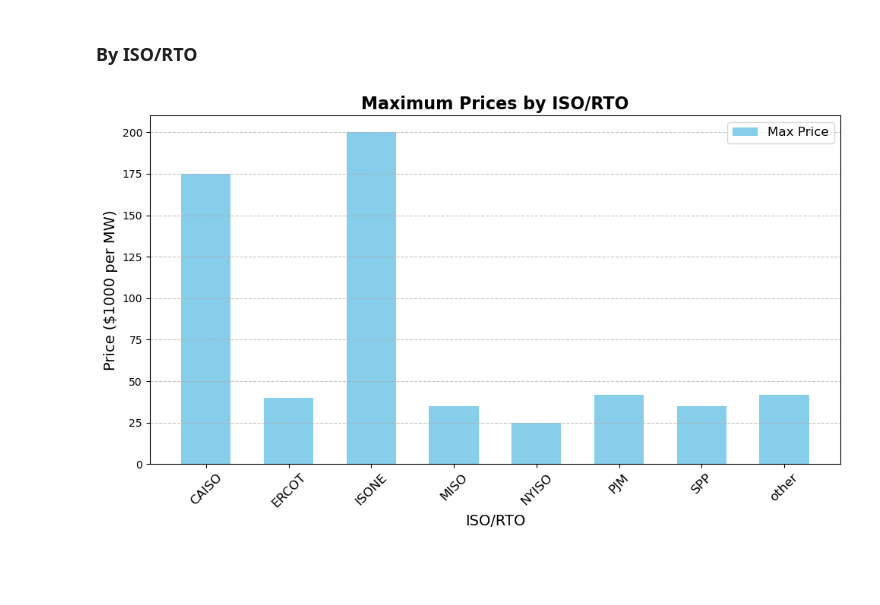
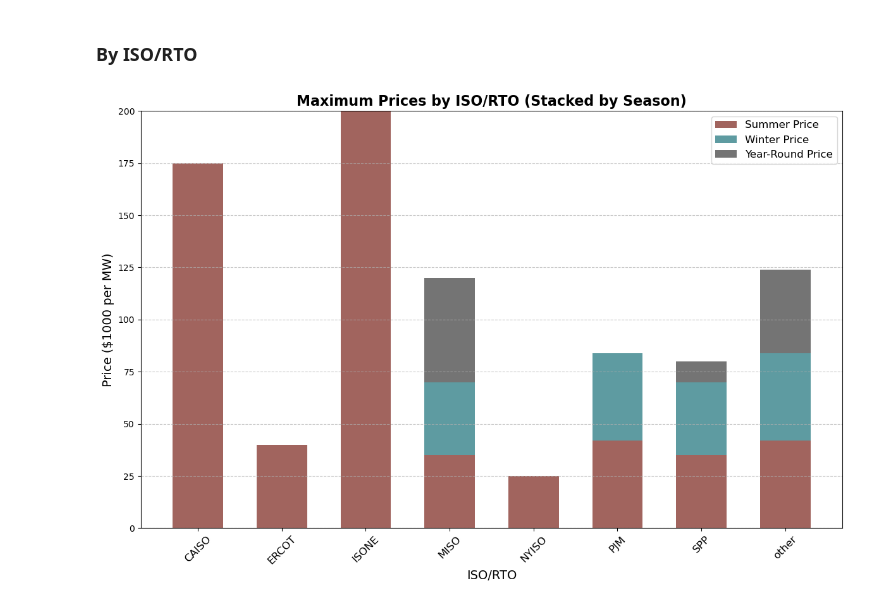
Before and after one commit to we3lab/dr-programs, a Jupyter notebook: analysis/pricing_bar_chart.ipynb, the cells around one changed output. Saved outputs shown, nothing was run; the diff lists cells and outputs as text; code cells hidden in the pictures; blank space fills up the shorter version.

Commit message:
Changed Colors

```diff
--- a/analysis/pricing_bar_chart.ipynb
+++ b/analysis/pricing_bar_chart.ipynb
@@ -64,40 +64,41 @@ result_with_all_states = result
 # %%
 import matplotlib.pyplot as plt
 import numpy as np
 
-# Scale the max_price column to $1000 per MW
-grouped_data['max_price'] = grouped_data['max_price'] / 1000
-
 # Use the result_with_all_states DataFrame from the first cell
 data = result_with_all_states
 
-# Group the data by 'iso/rto' and calculate the maximum price for each group
-grouped_data = data.groupby('iso/rto')[['max_summer_price', 'max_winter_price']].max().reset_index()
-
-# Add a new column for the overall max price (max of summer and winter prices)
-grouped_data['max_price'] = grouped_data[['max_summer_price', 'max_winter_price']].max(axis=1)
+# Group the data by 'iso/rto' and calculate the maximum price for each season
+grouped_data = data.groupby('iso/rto')[['max_summer_price', 'max_winter_price', 'max_penalty']].max().reset_index()
 
 # Set the positions and width for the bars
 x = np.arange(len(grouped_data['iso/rto']))  # the label locations
 width = 0.6  # the width of the bars
 
 # Create the plot
-fig, ax = plt.subplots(figsize=(10, 6))
-bars = ax.bar(x, grouped_data['max_price'], width, color='skyblue', label='Max Price')
+fig, ax = plt.subplots(figsize=(12, 8))
+
+# Define the custom color palette
+my_palette = {'Summer': '#A1645E', 'Winter': '#5E9BA1', 'Year round': '#747474'}
+
+# Plot stacked bars for summer, winter, and year-round prices using the custom palette
+summer_bars = ax.bar(x, grouped_data['max_summer_price'], width, label='Summer Price', color=my_palette['Summer'])
+winter_bars = ax.bar(x, grouped_data['max_winter_price'], width, bottom=grouped_data['max_summer_price'], label='Winter Price', color=my_palette['Winter'])
+year_round_bars = ax.bar(x, grouped_data['max_penalty'], width, bottom=(grouped_data['max_summer_price'] + grouped_data['max_winter_price']), label='Year-Round Price', color=my_palette['Year round'])
 
 # Add labels, title, and custom x-axis tick labels
 ax.set_xlabel('ISO/RTO', fontsize=14)
 ax.set_ylabel('Price ($1000 per MW)', fontsize=14)
-ax.set_title('Maximum Prices by ISO/RTO', fontsize=16, fontweight='bold')
+ax.set_title('Maximum Prices by ISO/RTO (Stacked by Season)', fontsize=16, fontweight='bold')
 ax.set_xticks(x)
 ax.set_xticklabels(grouped_data['iso/rto'], rotation=45, fontsize=12)
 ax.legend(fontsize=12)
 
 # Add gridlines for better readability
 ax.grid(axis='y', linestyle='--', alpha=0.7)
 
 # Show the plot
 plt.tight_layout()
 plt.show()
 # %% [output]
-[figure, old version]
+[figure, new version]
```
